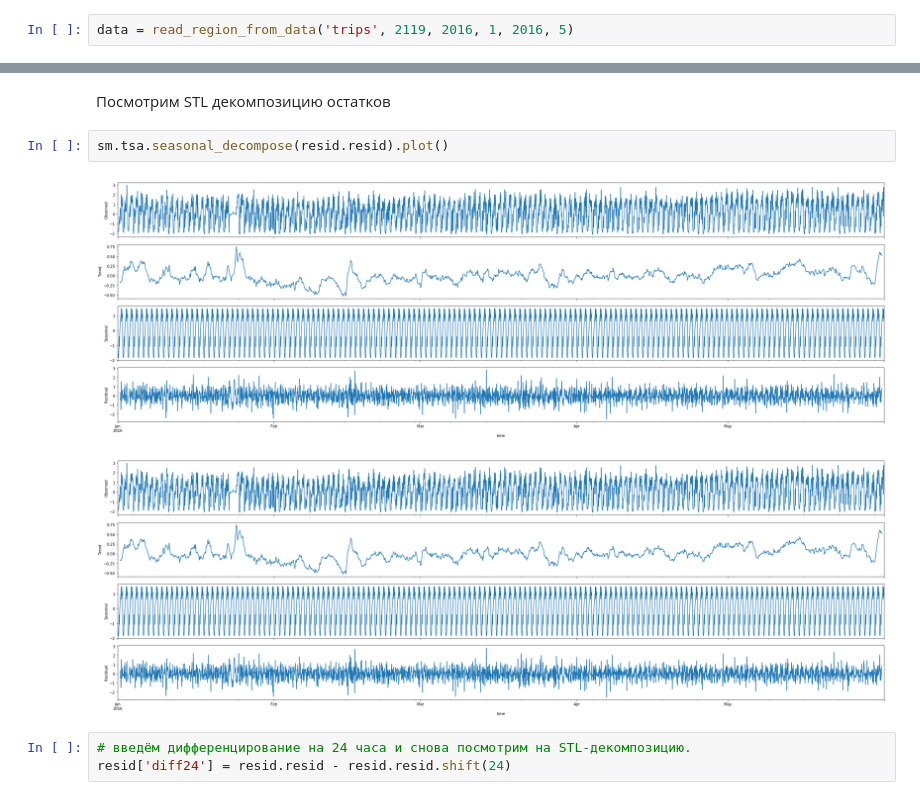
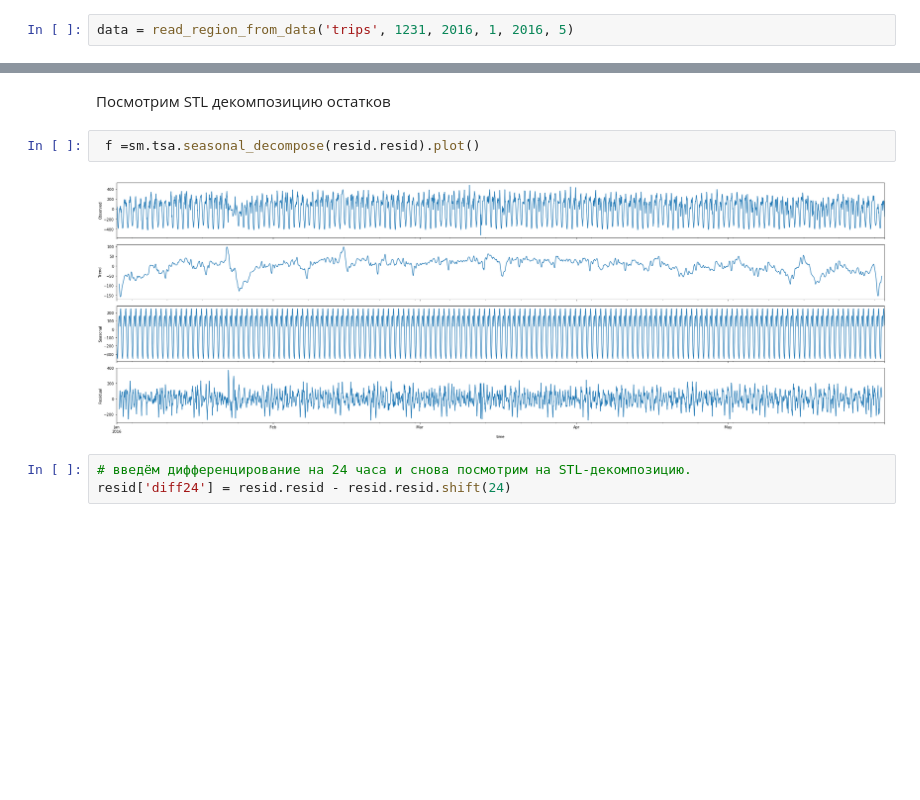
Before and after one commit to GavrilinEugene/Yellow_Taxi_NY, a Jupyter notebook: first_models.ipynb, the cells around one changed output, grey strips where cells are left out. Cells and saved outputs as stored; diff of their text form; blank space fills up the shorter version.

```diff
--- a/first_models.ipynb
+++ b/first_models.ipynb
@@ -57,5 +59,5 @@ def shifted_boxcox(y, shift=10):
 # %%
-data = read_region_from_data('trips', 2119, 2016, 1, 2016, 5)
+data = read_region_from_data('trips', 1231, 2016, 1, 2016, 5)
 # %%
 plt.figure(figsize(30,10))
 data.plot()
@@ -149,10 +151,9 @@ plt.legend(loc=1,prop={'size':16})
 # %% [markdown]
 Посмотрим STL декомпозицию остатков
 # %%
-sm.tsa.seasonal_decompose(resid.resid).plot()
+ f =sm.tsa.seasonal_decompose(resid.resid).plot()
 # %% [output]
-[figure, old version]
+[figure, new version]
-[figure, removed]
 # %%
 # введём дифференцирование на 24 часа и снова посмотрим на STL-декомпозицию.
 resid['diff24'] = resid.resid - resid.resid.shift(24)
```
Also changed, not shown: parts of 28 cells of this notebook.
